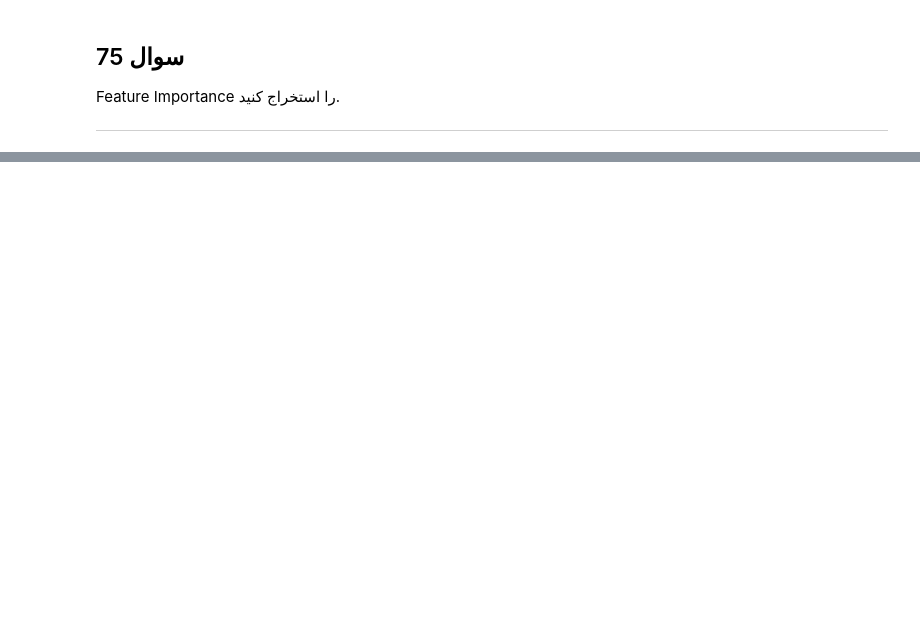
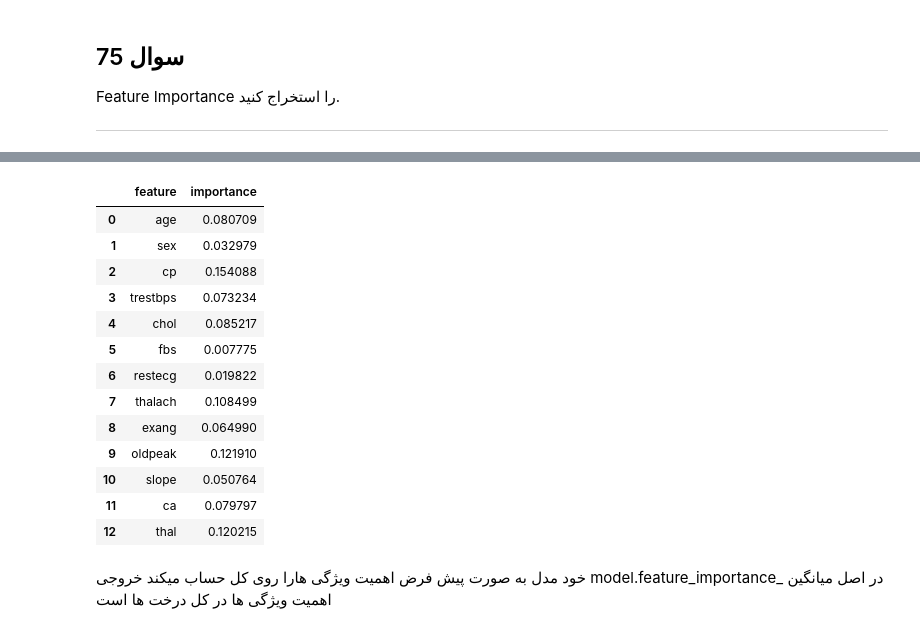
Before and after one commit to dorsa6dsn/DM-tasks, a Jupyter notebook: 003_Modeling/main.ipynb, the cells around one changed output, grey strips where cells are left out. Saved outputs shown, nothing was run; the diff lists cells and outputs as text; code cells hidden in the pictures; blank space fills up the shorter version.

```diff
--- a/003_Modeling/main.ipynb
+++ b/003_Modeling/main.ipynb
@@ -942,0 +1023,25 @@ Feature Importance را استخراج کنید.
+# %%
+importance_tree = pd.DataFrame({
+    'feature': X.columns,
+    'importance': model3.feature_importances_
+})
+# importance_tree = importance_tree.sort_values('importance', ascending=False)
+importance_tree
+# %% [output]
+|  | feature | importance |
+| 0 | age | 0.080709 |
+| 1 | sex | 0.032979 |
+| 2 | cp | 0.154088 |
+| 3 | trestbps | 0.073234 |
+| 4 | chol | 0.085217 |
+| 5 | fbs | 0.007775 |
+| 6 | restecg | 0.019822 |
+| 7 | thalach | 0.108499 |
+| 8 | exang | 0.064990 |
+| 9 | oldpeak | 0.121910 |
+| 10 | slope | 0.050764 |
+| 11 | ca | 0.079797 |
+| 12 | thal | 0.120215 |
+# %% [markdown]
+خود مدل به صورت پیش فرض اهمیت ویژگی هارا روی کل حساب میکند
+خروجی model.feature_importance_ در اصل میانگین اهمیت ویژگی ها در کل درخت ها است
```
Also changed, not shown: parts of 28 cells of this notebook.
